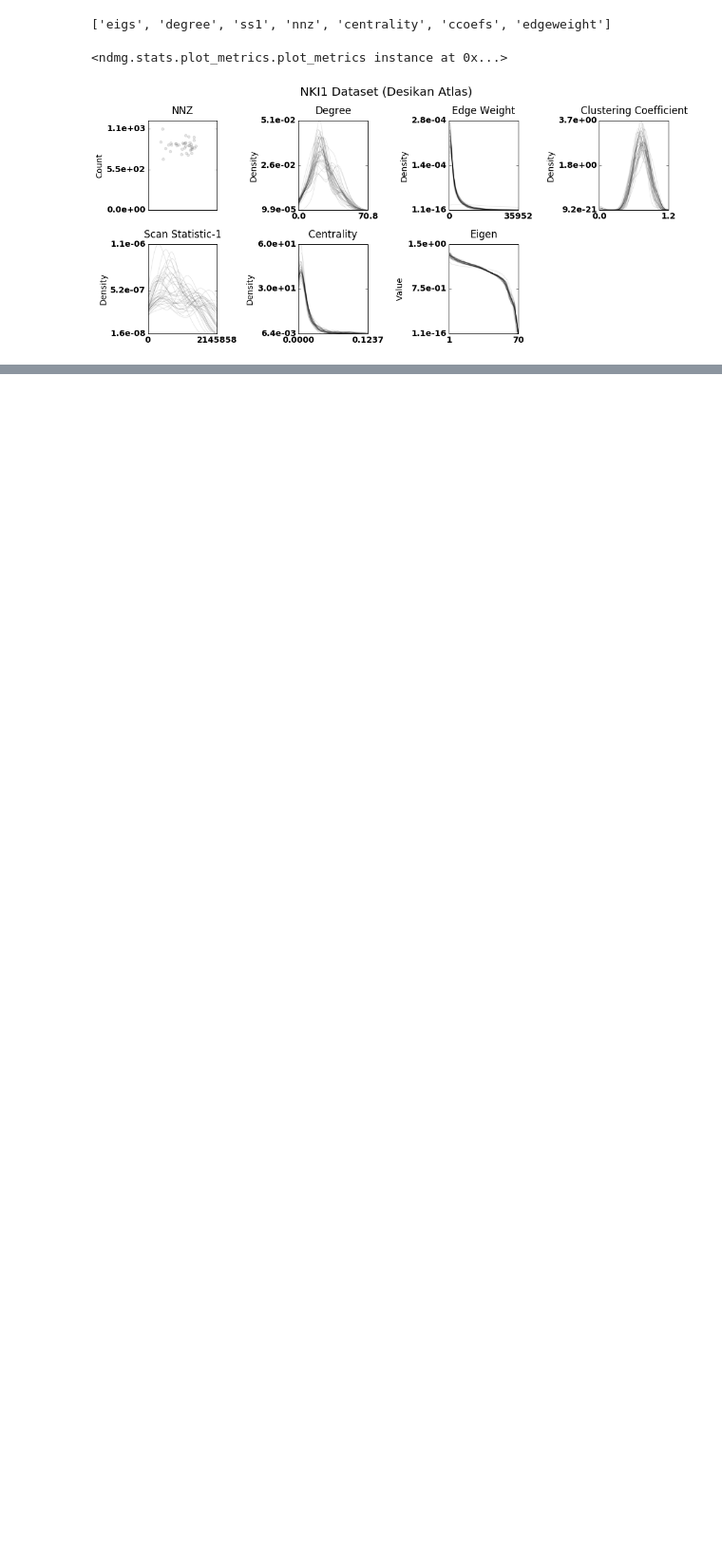
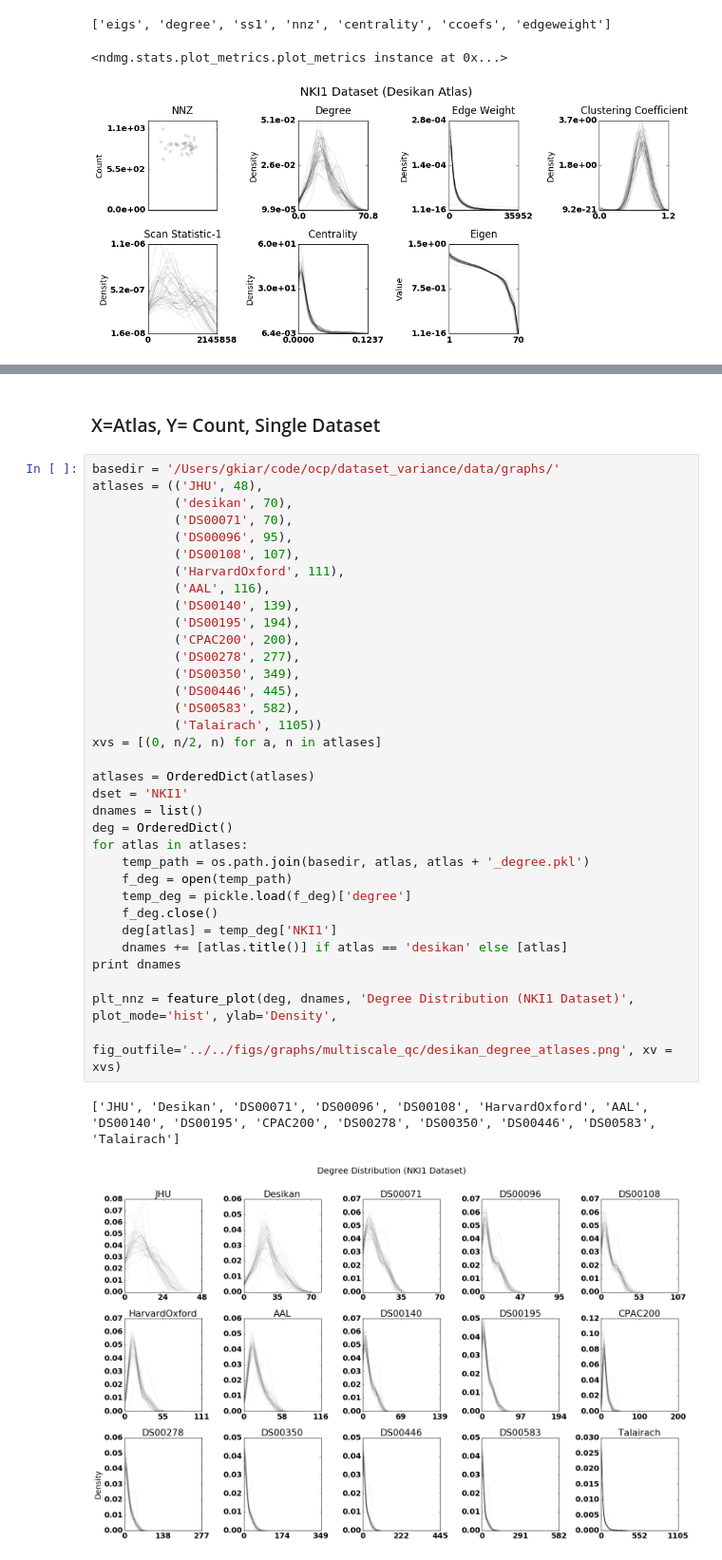
Before and after one commit to gkiar/dataset_variance, a Jupyter notebook: code/plotting/multiscale_qc_fig.ipynb, the cells around one changed output, grey strips where cells are left out. Shown at 95% size. Cells and saved outputs as stored; diff of their text form; blank space fills up the shorter version.

```diff
--- a/code/plotting/multiscale_qc_fig.ipynb
+++ b/code/plotting/multiscale_qc_fig.ipynb
@@ -101,0 +121,39 @@ plot_metrics(s['nnz'], s['degree'], s['edgeweight'], s['ccoefs'], s['ss1'], s['e
+# %% [markdown]
+### X=Atlas,  Y= Count, Single Dataset
+# %%
+basedir = '/Users/gkiar/code/ocp/dataset_variance/data/graphs/'
+atlases = (('JHU', 48),
+           ('desikan', 70),
+           ('DS00071', 70),
+           ('DS00096', 95),
+           ('DS00108', 107),
+           ('HarvardOxford', 111),
+           ('AAL', 116),
+           ('DS00140', 139),
+           ('DS00195', 194),
+           ('CPAC200', 200),
+           ('DS00278', 277),
+           ('DS00350', 349),
+           ('DS00446', 445),
+           ('DS00583', 582),
+           ('Talairach', 1105))
+xvs = [(0, n/2, n) for a, n in atlases]
+
+atlases = OrderedDict(atlases)
+dset = 'NKI1'
+dnames = list()
+deg = OrderedDict()
+for atlas in atlases:
+    temp_path = os.path.join(basedir, atlas, atlas + '_degree.pkl')
+    f_deg = open(temp_path)
+    temp_deg = pickle.load(f_deg)['degree']
+    f_deg.close()
+    deg[atlas] = temp_deg['NKI1']
+    dnames += [atlas.title()] if atlas == 'desikan' else [atlas]
+print dnames
+
+plt_nnz = feature_plot(deg, dnames, 'Degree Distribution (NKI1 Dataset)', plot_mode='hist', ylab='Density',
+                       fig_outfile='../../figs/graphs/multiscale_qc/desikan_degree_atlases.png', xv = xvs)
+# %% [output]
+['JHU', 'Desikan', 'DS00071', 'DS00096', 'DS00108', 'HarvardOxford', 'AAL', 'DS00140', 'DS00195', 'CPAC200', 'DS00278', 'DS00350', 'DS00446', 'DS00583', 'Talairach']
+[figure, added]
```
Also changed, not shown: parts of 8 cells of this notebook, 4 other files.
